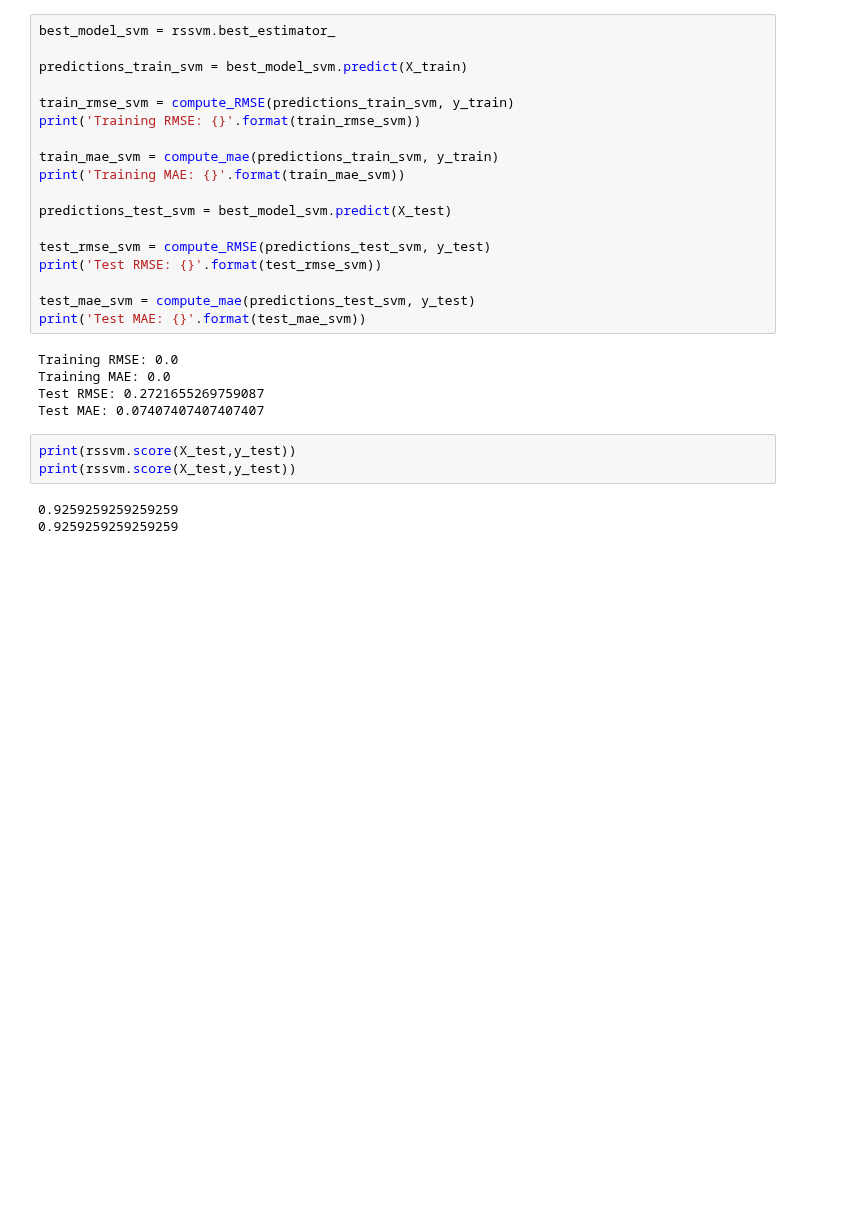
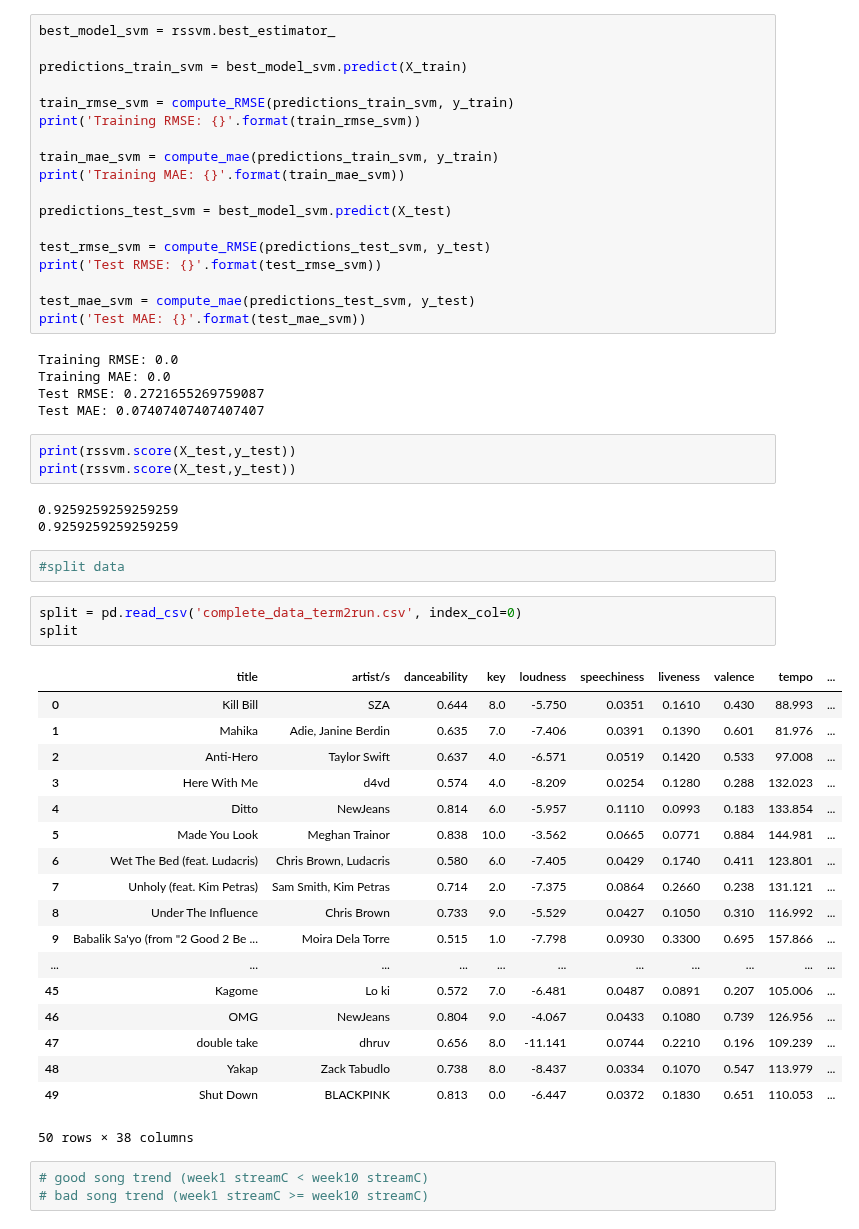
Before and after one commit to dlsucomet/aWit-trial, a Jupyter notebook: LEGIT LEGIT 032023/legit/BASIC/Normalization.ipynb, the cells around one changed output. Drawn from its saved outputs; the diff is of its cells as text; blank space fills up the shorter version.

```diff
--- a/LEGIT LEGIT 032023/legit/BASIC/Normalization.ipynb
+++ b/LEGIT LEGIT 032023/legit/BASIC/Normalization.ipynb
@@ -3515,3 +3301,30 @@ print(rssvm.score(X_test,y_test))
 # %% [output]
 0.9259259259259259
 0.9259259259259259
+# %%
+#split data
+# %%
+split = pd.read_csv('complete_data_term2run.csv', index_col=0)
+split
+# %% [output]
+|  | title | artist/s | danceability | key | loudness | speechiness | liveness | valence | tempo | ... |
+| 0 | Kill Bill | SZA | 0.644 | 8.0 | -5.750 | 0.0351 | 0.1610 | 0.430 | 88.993 | ... |
+| 1 | Mahika | Adie, Janine Berdin | 0.635 | 7.0 | -7.406 | 0.0391 | 0.1390 | 0.601 | 81.976 | ... |
+| 2 | Anti-Hero | Taylor Swift | 0.637 | 4.0 | -6.571 | 0.0519 | 0.1420 | 0.533 | 97.008 | ... |
+| 3 | Here With Me | d4vd | 0.574 | 4.0 | -8.209 | 0.0254 | 0.1280 | 0.288 | 132.023 | ... |
+| 4 | Ditto | NewJeans | 0.814 | 6.0 | -5.957 | 0.1110 | 0.0993 | 0.183 | 133.854 | ... |
+| 5 | Made You Look | Meghan Trainor | 0.838 | 10.0 | -3.562 | 0.0665 | 0.0771 | 0.884 | 144.981 | ... |
+| 6 | Wet The Bed (feat. Ludacris) | Chris Brown, Ludacris | 0.580 | 6.0 | -7.405 | 0.0429 | 0.1740 | 0.411 | 123.801 | ... |
+| 7 | Unholy (feat. Kim Petras) | Sam Smith, Kim Petras | 0.714 | 2.0 | -7.375 | 0.0864 | 0.2660 | 0.238 | 131.121 | ... |
+| 8 | Under The Influence | Chris Brown | 0.733 | 9.0 | -5.529 | 0.0427 | 0.1050 | 0.310 | 116.992 | ... |
+| 9 | Babalik Sa'yo (from "2 Good 2 Be ... | Moira Dela Torre | 0.515 | 1.0 | -7.798 | 0.0930 | 0.3300 | 0.695 | 157.866 | ... |
+| ... | ... | ... | ... | ... | ... | ... | ... | ... | ... | ... |
+| 45 | Kagome | Lo ki | 0.572 | 7.0 | -6.481 | 0.0487 | 0.0891 | 0.207 | 105.006 | ... |
+| 46 | OMG | NewJeans | 0.804 | 9.0 | -4.067 | 0.0433 | 0.1080 | 0.739 | 126.956 | ... |
+| 47 | double take | dhruv | 0.656 | 8.0 | -11.141 | 0.0744 | 0.2210 | 0.196 | 109.239 | ... |
+| 48 | Yakap | Zack Tabudlo | 0.738 | 8.0 | -8.437 | 0.0334 | 0.1070 | 0.547 | 113.979 | ... |
+| 49 | Shut Down | BLACKPINK | 0.813 | 0.0 | -6.447 | 0.0372 | 0.1830 | 0.651 | 110.053 | ... |
+50 rows × 38 columns
+# %%
+# good song trend (week1 streamC < week10 streamC)
+# bad song trend (week1 streamC >= week10 streamC)
```
Also changed, not shown: parts of 44 cells of this notebook, 18 other files.
